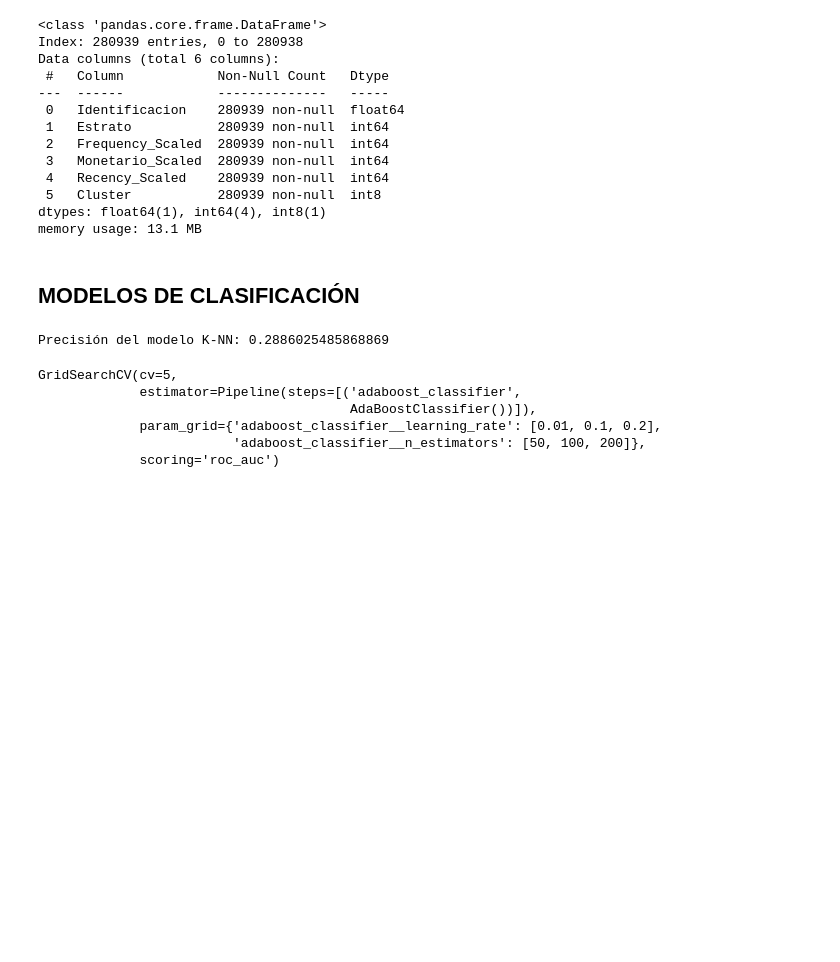
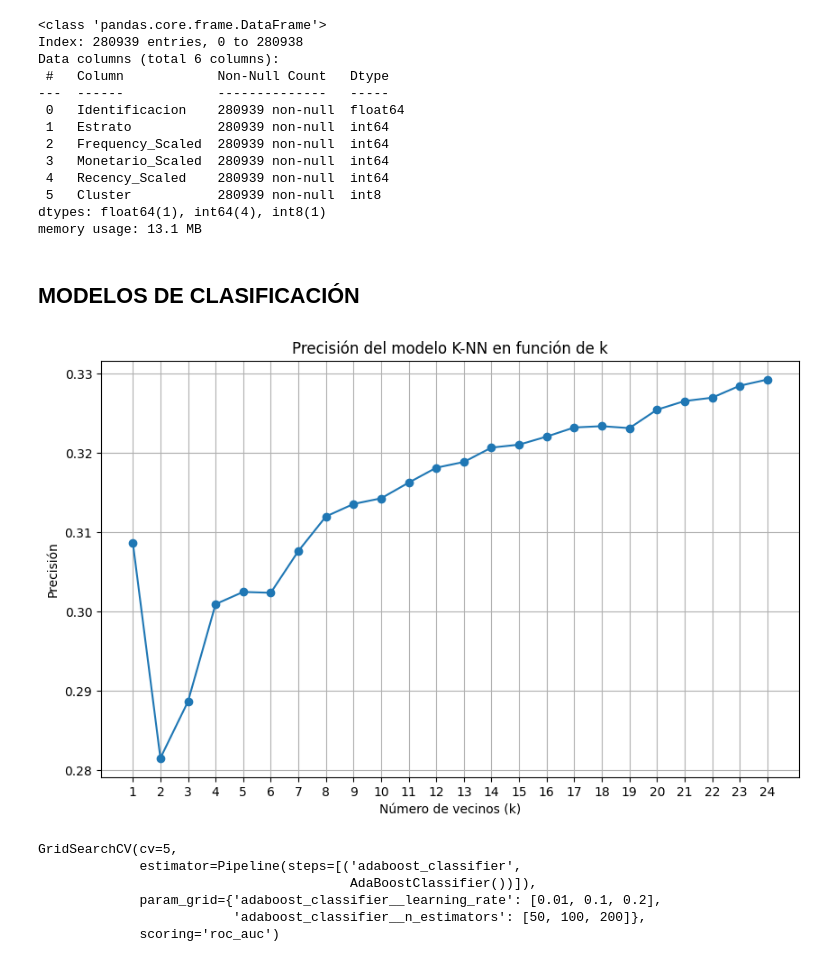
Before and after one commit to Edward-M11/jbook_ml202330, a Jupyter notebook: Evaluación de Modelos.ipynb, the cells around one changed output. Drawn from its saved outputs; the diff is of its cells as text; code cells hidden in the pictures; blank space fills up the shorter version.

```diff
--- a/Evaluación de Modelos.ipynb
+++ b/Evaluación de Modelos.ipynb
@@ -290,30 +290,41 @@ memory usage: 13.1 MB
 # %% [markdown]
 ## MODELOS DE CLASIFICACIÓN
 # %%
-import pandas as pd
+import matplotlib.pyplot as plt
+from sklearn.neighbors import KNeighborsClassifier
 from sklearn.model_selection import train_test_split
-from sklearn.neighbors import KNeighborsClassifier
 from sklearn.metrics import accuracy_score
 
 # Supongamos que "Cluster" es la variable objetivo y las demás columnas son características.
 X = df.drop("Cluster", axis=1)  # Eliminar la columna "Cluster" del DataFrame para obtener las características
 y = df["Cluster"]  # La columna "Cluster" es la variable objetivo
 
 # Dividir los datos en conjuntos de entrenamiento y prueba
 X_train, X_test, y_train, y_test = train_test_split(X, y, test_size=0.3, random_state=42)
 
-# Crear y entrenar el modelo K-NN (en este ejemplo, se utiliza k=3 como valor de vecinos)
-knn_model = KNeighborsClassifier(n_neighbors=3)
-knn_model.fit(X_train, y_train)
+# Crear listas para almacenar las puntuaciones de precisión en función de diferentes valores de k
+k_values = list(range(1, 25))
+accuracy_scores = []
 
-# Realizar predicciones en el conjunto de prueba
-y_pred = knn_model.predict(X_test)
+# Probar diferentes valores de k y calcular la precisión para cada uno
+for k in k_values:
+    knn_model = KNeighborsClassifier(n_neighbors=k)
+    knn_model.fit(X_train, y_train)
+    y_pred = knn_model.predict(X_test)
+    accuracy = accuracy_score(y_test, y_pred)
+    accuracy_scores.append(accuracy)
 
-# Calcular la precisión del modelo
-accuracy = accuracy_score(y_test, y_pred)
-print("Precisión del modelo K-NN:", accuracy)
+# Crear el gráfico de línea
+plt.figure(figsize=(10, 6))
+plt.plot(k_values, accuracy_scores, marker='o', linestyle='-')
+plt.title('Precisión del modelo K-NN en función de k')
+plt.xlabel('Número de vecinos (k)')
+plt.ylabel('Precisión')
+plt.grid(True)
+plt.xticks(k_values)
+plt.show()
 # %% [output]
-Precisión del modelo K-NN: 0.2886025485868869
+[figure, added]
 # %%
 from sklearn.model_selection import train_test_split
 from sklearn.preprocessing import LabelEncoder
```
Also changed, not shown: 13 other files.
